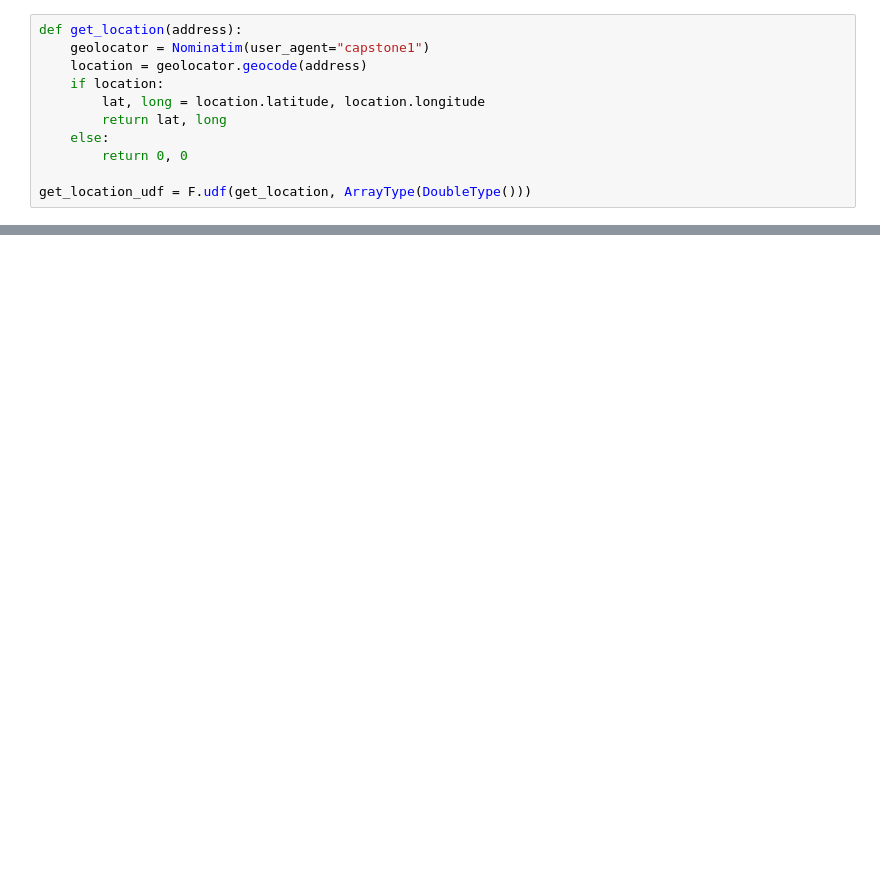
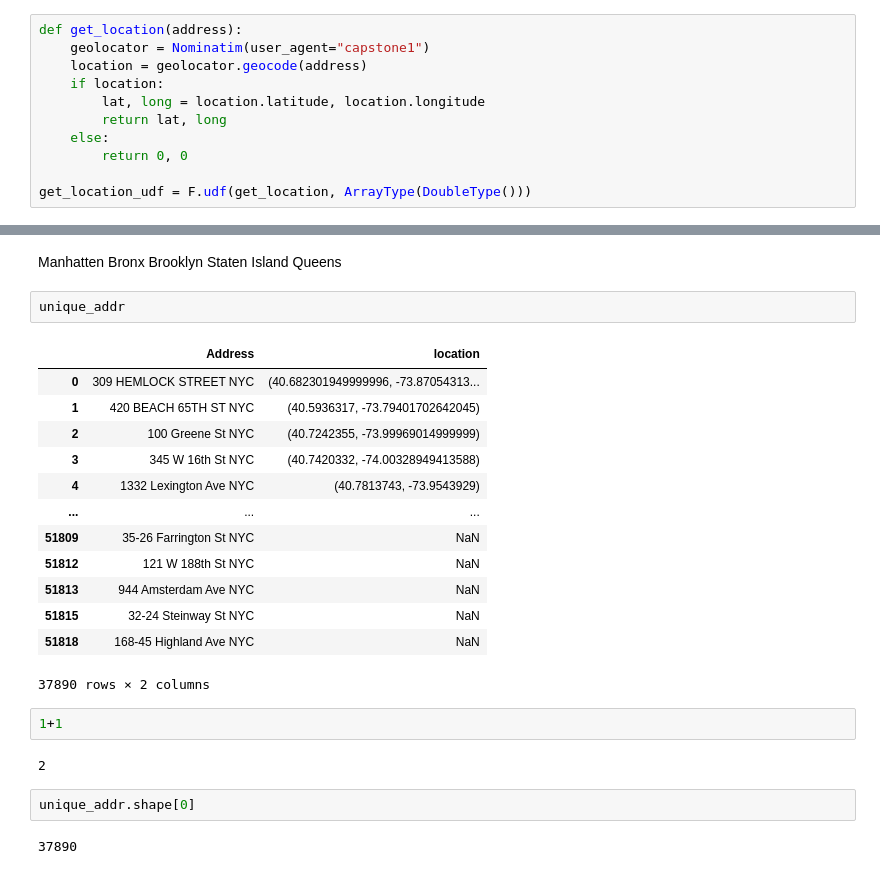
Before and after one commit to mdubatto/capstone1, a Jupyter notebook: code/nyc_parking.ipynb, the cells around one changed output, grey strips where cells are left out. Drawn from its saved outputs; the diff is of its cells as text; blank space fills up the shorter version.

```diff
--- a/code/nyc_parking.ipynb
+++ b/code/nyc_parking.ipynb
@@ -311,0 +268,30 @@ m
+# %% [markdown]
+Manhatten
+Bronx
+Brooklyn
+Staten Island
+Queens
+# %%
+unique_addr
+# %% [output]
+|  | Address | location |
+| 0 | 309 HEMLOCK STREET NYC | (40.682301949999996, -73.87054313... |
+| 1 | 420 BEACH 65TH ST NYC | (40.5936317, -73.79401702642045) |
+| 2 | 100 Greene St NYC | (40.7242355, -73.99969014999999) |
+| 3 | 345 W 16th St NYC | (40.7420332, -74.00328949413588) |
+| 4 | 1332 Lexington Ave NYC | (40.7813743, -73.9543929) |
+| ... | ... | ... |
+| 51809 | 35-26 Farrington St NYC | NaN |
+| 51812 | 121 W 188th St NYC | NaN |
+| 51813 | 944 Amsterdam Ave NYC | NaN |
+| 51815 | 32-24 Steinway St NYC | NaN |
+| 51818 | 168-45 Highland Ave NYC | NaN |
+37890 rows × 2 columns
+# %%
+1+1
+# %% [output]
+2
+# %%
+unique_addr.shape[0]
+# %% [output]
+37890
```
Also changed, not shown: parts of 18 cells of this notebook, 6 other files.
